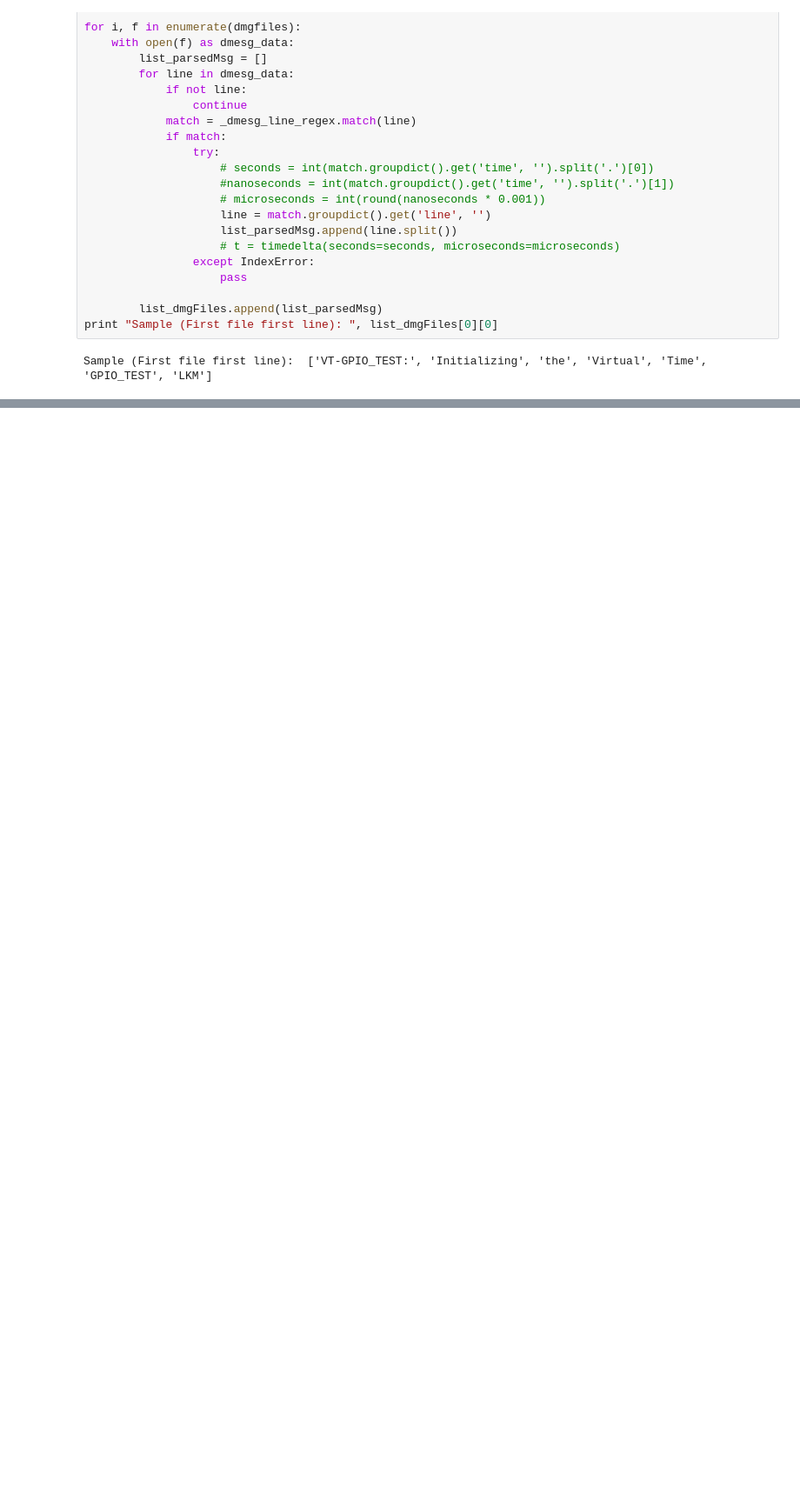
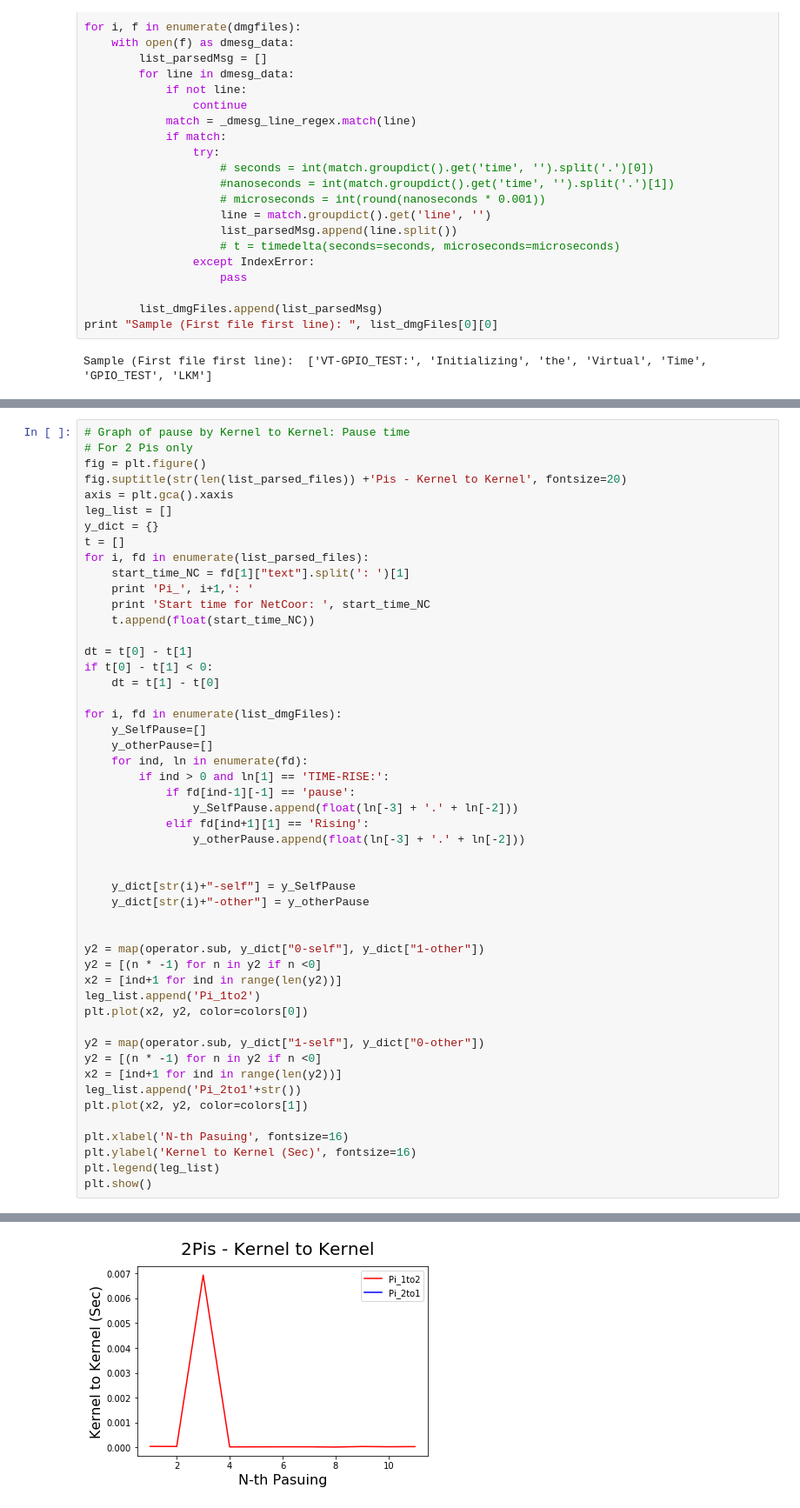
Before and after one commit to Br1an6/Virtual-Time-Manager, a Jupyter notebook: SupprtFiles/plotvtm.ipynb, the cells around one changed output, grey strips where cells are left out. Shown at 87% size. Drawn from its saved outputs; the diff is of its cells as text; blank space fills up the shorter version.

```diff
--- a/SupprtFiles/plotvtm.ipynb
+++ b/SupprtFiles/plotvtm.ipynb
@@ -164,0 +169,51 @@ Start time for HostAct:  1521480180.831728935
+# %%
+# Graph of pause by Kernel to Kernel: Pause time
+# For 2 Pis only
+fig = plt.figure()
+fig.suptitle(str(len(list_parsed_files)) +'Pis - Kernel to Kernel', fontsize=20)
+axis = plt.gca().xaxis
+leg_list = []
+y_dict = {}
+t = []
+for i, fd in enumerate(list_parsed_files):
+    start_time_NC = fd[1]["text"].split(': ')[1]
+    print 'Pi_', i+1,': '
+    print 'Start time for NetCoor: ', start_time_NC
+    t.append(float(start_time_NC))
+
+dt = t[0] - t[1]
+if t[0] - t[1] < 0:
+    dt = t[1] - t[0]
+
+for i, fd in enumerate(list_dmgFiles):
+    y_SelfPause=[]
+    y_otherPause=[]
+    for ind, ln in enumerate(fd):
+        if ind > 0 and ln[1] == 'TIME-RISE:':
+            if fd[ind-1][-1] == 'pause':
+                y_SelfPause.append(float(ln[-3] + '.' + ln[-2]))
+            elif fd[ind+1][1] == 'Rising':
+                y_otherPause.append(float(ln[-3] + '.' + ln[-2]))
+
+
+    y_dict[str(i)+"-self"] = y_SelfPause
+    y_dict[str(i)+"-other"] = y_otherPause
+
+
+y2 = map(operator.sub, y_dict["0-self"], y_dict["1-other"])
+y2 = [(n * -1) for n in y2 if n <0]
+x2 = [ind+1 for ind in range(len(y2))]
+leg_list.append('Pi_1to2')
+plt.plot(x2, y2, color=colors[0])
+
+y2 = map(operator.sub, y_dict["1-self"], y_dict["0-other"])
+y2 = [(n * -1) for n in y2 if n <0]
+x2 = [ind+1 for ind in range(len(y2))]
+leg_list.append('Pi_2to1'+str())
+plt.plot(x2, y2, color=colors[1])
+
+plt.xlabel('N-th Pasuing', fontsize=16)
+plt.ylabel('Kernel to Kernel (Sec)', fontsize=16)
+plt.legend(leg_list)
+plt.show()
+# %% [output]
@@ -164,0 +224 @@ Start time for HostAct:  1521480180.831728935
+[figure, added]
```
Also changed, not shown: parts of 4 cells of this notebook, 12 other files.
